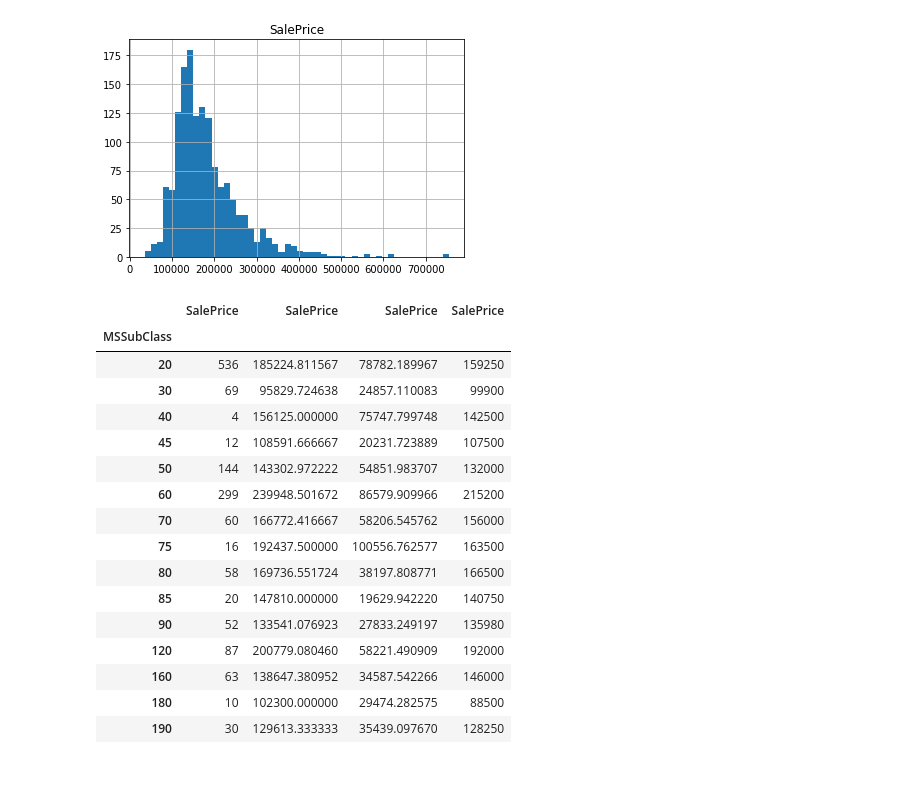
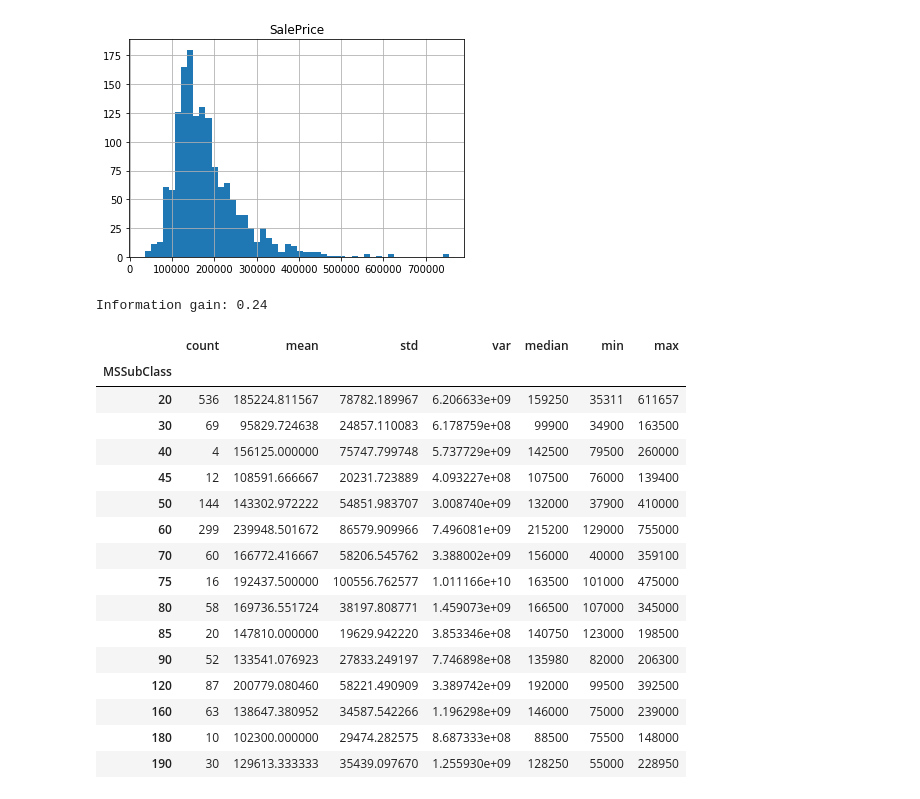
Before and after one commit to ArturoCRodriguez/kaggle_house_prices, a Jupyter notebook: house_pricing.ipynb, the cells around one changed output. Saved outputs shown, nothing was run; the diff lists cells and outputs as text; code cells hidden in the pictures.

```diff
--- a/house_pricing.ipynb
+++ b/house_pricing.ipynb
@@ -40,30 +59,26 @@ max    755000.000000
 array([[<matplotlib.axes._subplots.AxesSubplot object at 0x...>]],
       dtype=object)
 [figure]
-# %%
-# MSSubClass Analysis
-# print(data["MSSubClass"].value_counts())
-data_count = data[["MSSubClass","SalePrice"]].groupby("MSSubClass").count()
-data_mean = data[["MSSubClass","SalePrice"]].groupby("MSSubClass").mean()
-data_std = data[["MSSubClass","SalePrice"]].groupby("MSSubClass").std()
-data_median = data[["MSSubClass","SalePrice"]].groupby("MSSubClass").median()
-data_resume = pd.concat([data_count, data_mean,data_std,data_median],axis=1)
-data_resume
-# %% [output]
-|  | SalePrice | SalePrice | SalePrice | SalePrice |
-| MSSubClass |  |  |  |  |
-| 20 | 536 | 185224.811567 | 78782.189967 | 159250 |
-| 30 | 69 | 95829.724638 | 24857.110083 | 99900 |
-| 40 | 4 | 156125.000000 | 75747.799748 | 142500 |
-| 45 | 12 | 108591.666667 | 20231.723889 | 107500 |
-| 50 | 144 | 143302.972222 | 54851.983707 | 132000 |
-| 60 | 299 | 239948.501672 | 86579.909966 | 215200 |
-| 70 | 60 | 166772.416667 | 58206.545762 | 156000 |
-| 75 | 16 | 192437.500000 | 100556.762577 | 163500 |
-| 80 | 58 | 169736.551724 | 38197.808771 | 166500 |
-| 85 | 20 | 147810.000000 | 19629.942220 | 140750 |
-| 90 | 52 | 133541.076923 | 27833.249197 | 135980 |
-| 120 | 87 | 200779.080460 | 58221.490909 | 192000 |
-| 160 | 63 | 138647.380952 | 34587.542266 | 146000 |
-| 180 | 10 | 102300.000000 | 29474.282575 | 88500 |
-| 190 | 30 | 129613.333333 | 35439.097670 | 128250 |
+# %%
+# MSSubClass Analysis
+print("Information gain: {}".format(information_gain(data,"SalePrice","MSSubClass", norm=True)))
+get_resume(data,"SalePrice","MSSubClass")
+# %% [output]
+Information gain: 0.24
+|  | count | mean | std | var | median | min | max |
+| MSSubClass |  |  |  |  |  |  |  |
+| 20 | 536 | 185224.811567 | 78782.189967 | 6.206633e+09 | 159250 | 35311 | 611657 |
+| 30 | 69 | 95829.724638 | 24857.110083 | 6.178759e+08 | 99900 | 34900 | 163500 |
+| 40 | 4 | 156125.000000 | 75747.799748 | 5.737729e+09 | 142500 | 79500 | 260000 |
+| 45 | 12 | 108591.666667 | 20231.723889 | 4.093227e+08 | 107500 | 76000 | 139400 |
+| 50 | 144 | 143302.972222 | 54851.983707 | 3.008740e+09 | 132000 | 37900 | 410000 |
+| 60 | 299 | 239948.501672 | 86579.909966 | 7.496081e+09 | 215200 | 129000 | 755000 |
+| 70 | 60 | 166772.416667 | 58206.545762 | 3.388002e+09 | 156000 | 40000 | 359100 |
+| 75 | 16 | 192437.500000 | 100556.762577 | 1.011166e+10 | 163500 | 101000 | 475000 |
+| 80 | 58 | 169736.551724 | 38197.808771 | 1.459073e+09 | 166500 | 107000 | 345000 |
+| 85 | 20 | 147810.000000 | 19629.942220 | 3.853346e+08 | 140750 | 123000 | 198500 |
+| 90 | 52 | 133541.076923 | 27833.249197 | 7.746898e+08 | 135980 | 82000 | 206300 |
+| 120 | 87 | 200779.080460 | 58221.490909 | 3.389742e+09 | 192000 | 99500 | 392500 |
+| 160 | 63 | 138647.380952 | 34587.542266 | 1.196298e+09 | 146000 | 75000 | 239000 |
+| 180 | 10 | 102300.000000 | 29474.282575 | 8.687333e+08 | 88500 | 75500 | 148000 |
+| 190 | 30 | 129613.333333 | 35439.097670 | 1.255930e+09 | 128250 | 55000 | 228950 |
```
Also changed, not shown: parts of 9 cells of this notebook, 3 other files.
